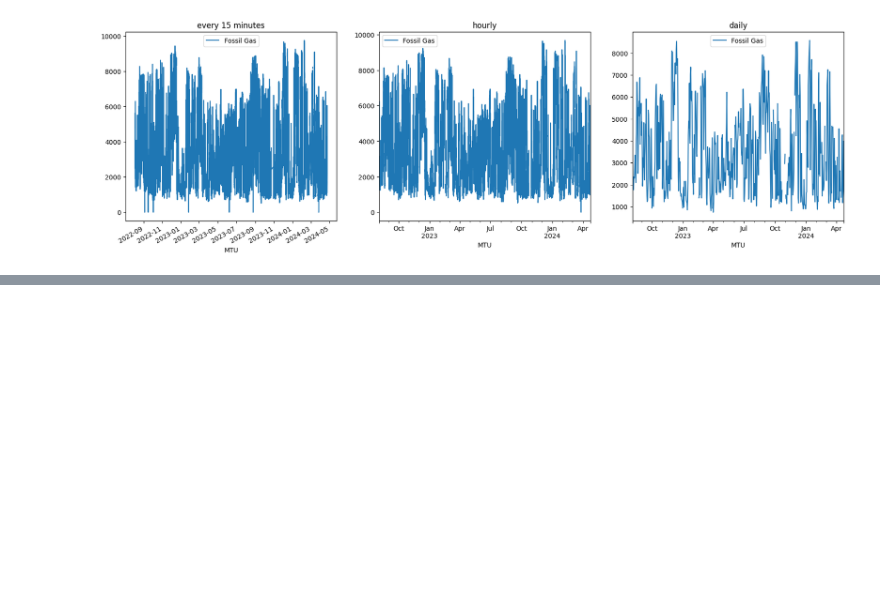
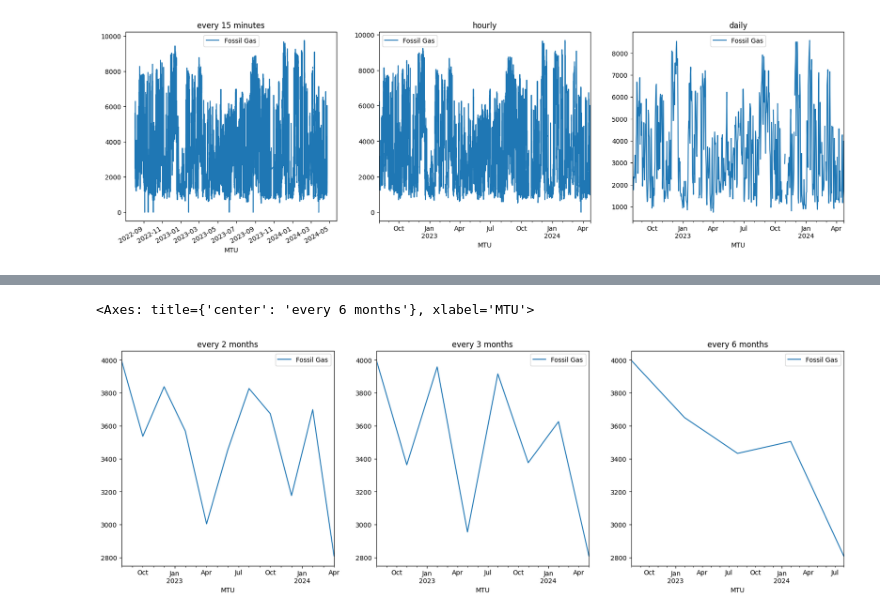
Before and after one commit to mareseugene/Notebook-Analyse-s-ries-temporelles, a Jupyter notebook: Untitled-1.ipynb, the cells around one changed output, grey strips where cells are left out. Drawn from its saved outputs; the diff is of its cells as text; code cells hidden in the pictures; blank space fills up the shorter version.

```diff
--- a/Untitled-1.ipynb
+++ b/Untitled-1.ipynb
@@ -98,2 +109,14 @@ trainset_daily.plot(ax=ax[2],title='daily')
+# %%
+trainset_2months = trainset.resample('2M').mean()
+trainset_3months = trainset.resample('3M').mean()
+trainset_6months = trainset.resample('6M').mean()
+# %%
+fig,ax = plt.subplots(nrows=1,ncols=3,figsize=(20,6))
+trainset_2months.plot(ax=ax[0],title='every 2 months')
+trainset_3months.plot(ax=ax[1],title='every 3 months')
+trainset_6months.plot(ax=ax[2],title='every 6 months')
+# %% [output]
+<Axes: title={'center': 'every 6 months'}, xlabel='MTU'>
+[figure, added]
 # %%
 print("hello")
```
Also changed, not shown: parts of 2 cells of this notebook.
